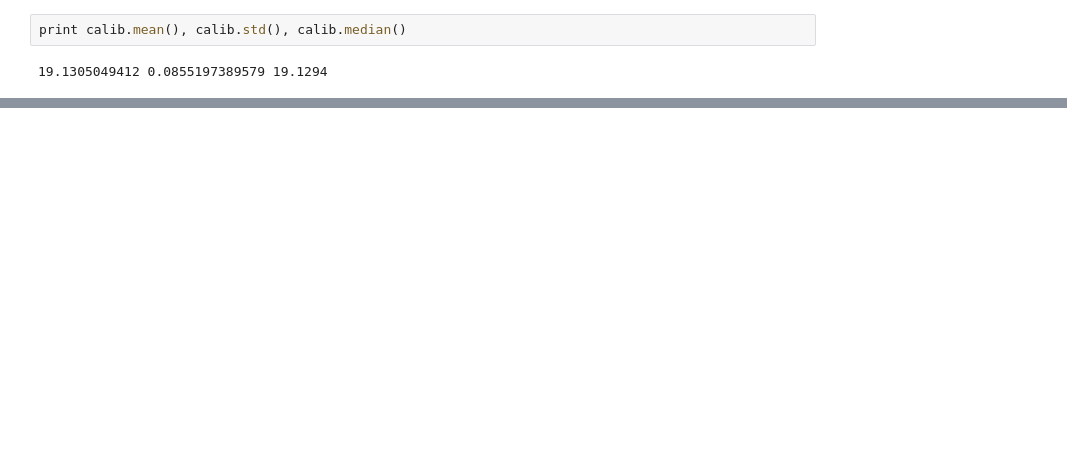
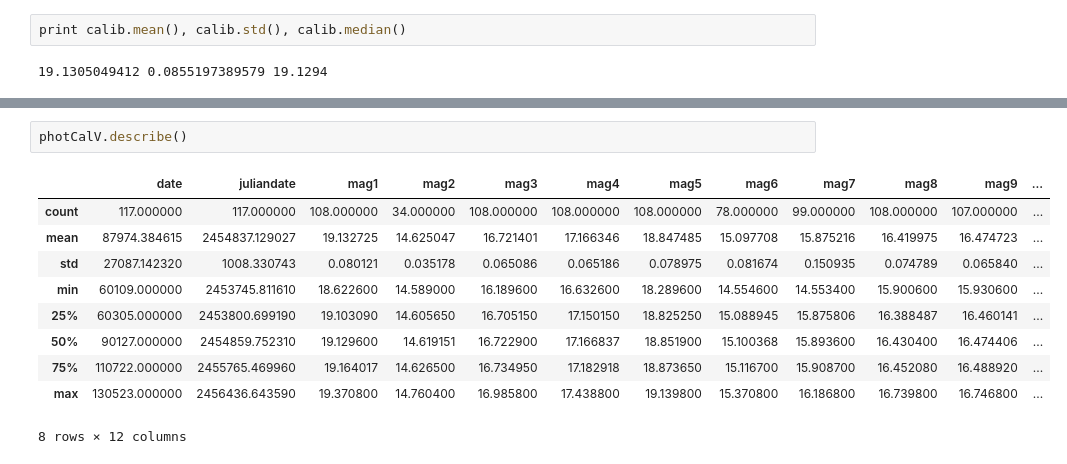
Before and after one commit to ih64/NovaMusca, a Jupyter notebook: NovaMuscaCalibration.v3.ipynb, the cells around one changed output, grey strips where cells are left out. Cells and saved outputs as stored; diff of their text form; blank space fills up the shorter version.

```diff
--- a/NovaMuscaCalibration.v3.ipynb
+++ b/NovaMuscaCalibration.v3.ipynb
@@ -622,0 +629,13 @@ photCalI.to_csv('photCalI.csv')
+# %%
+photCalV.describe()
+# %% [output]
+|  | date | juliandate | mag1 | mag2 | mag3 | mag4 | mag5 | mag6 | mag7 | mag8 | mag9 | ... |
+| count | 117.000000 | 117.000000 | 108.000000 | 34.000000 | 108.000000 | 108.000000 | 108.000000 | 78.000000 | 99.000000 | 108.000000 | 107.000000 | ... |
+| mean | 87974.384615 | 2454837.129027 | 19.132725 | 14.625047 | 16.721401 | 17.166346 | 18.847485 | 15.097708 | 15.875216 | 16.419975 | 16.474723 | ... |
+| std | 27087.142320 | 1008.330743 | 0.080121 | 0.035178 | 0.065086 | 0.065186 | 0.078975 | 0.081674 | 0.150935 | 0.074789 | 0.065840 | ... |
+| min | 60109.000000 | 2453745.811610 | 18.622600 | 14.589000 | 16.189600 | 16.632600 | 18.289600 | 14.554600 | 14.553400 | 15.900600 | 15.930600 | ... |
+| 25% | 60305.000000 | 2453800.699190 | 19.103090 | 14.605650 | 16.705150 | 17.150150 | 18.825250 | 15.088945 | 15.875806 | 16.388487 | 16.460141 | ... |
+| 50% | 90127.000000 | 2454859.752310 | 19.129600 | 14.619151 | 16.722900 | 17.166837 | 18.851900 | 15.100368 | 15.893600 | 16.430400 | 16.474406 | ... |
+| 75% | 110722.000000 | 2455765.469960 | 19.164017 | 14.626500 | 16.734950 | 17.182918 | 18.873650 | 15.116700 | 15.908700 | 16.452080 | 16.488920 | ... |
+| max | 130523.000000 | 2456436.643590 | 19.370800 | 14.760400 | 16.985800 | 17.438800 | 19.139800 | 15.370800 | 16.186800 | 16.739800 | 16.746800 | ... |
+8 rows × 12 columns
```
Also changed, not shown: parts of 13 cells of this notebook, 4 other files.
